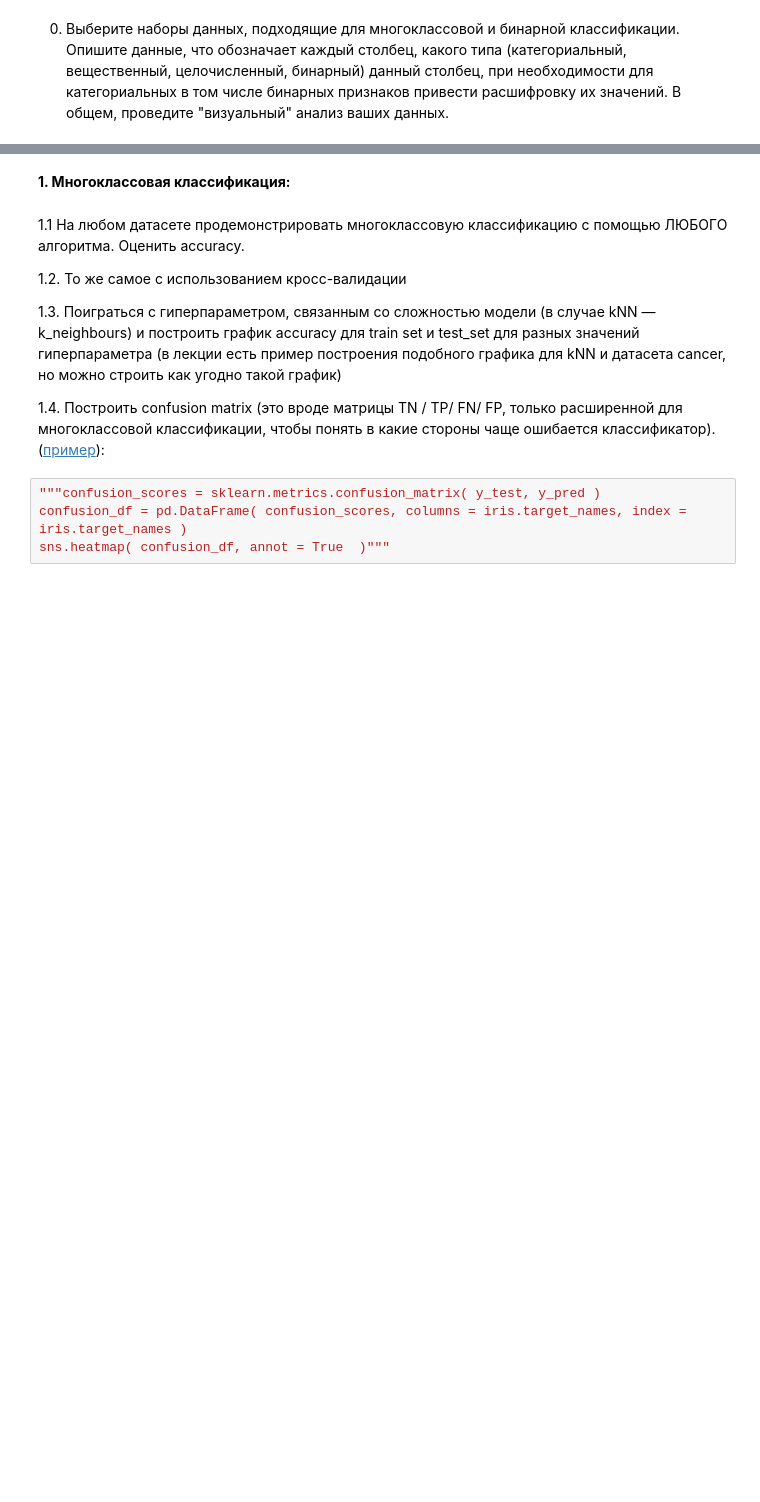
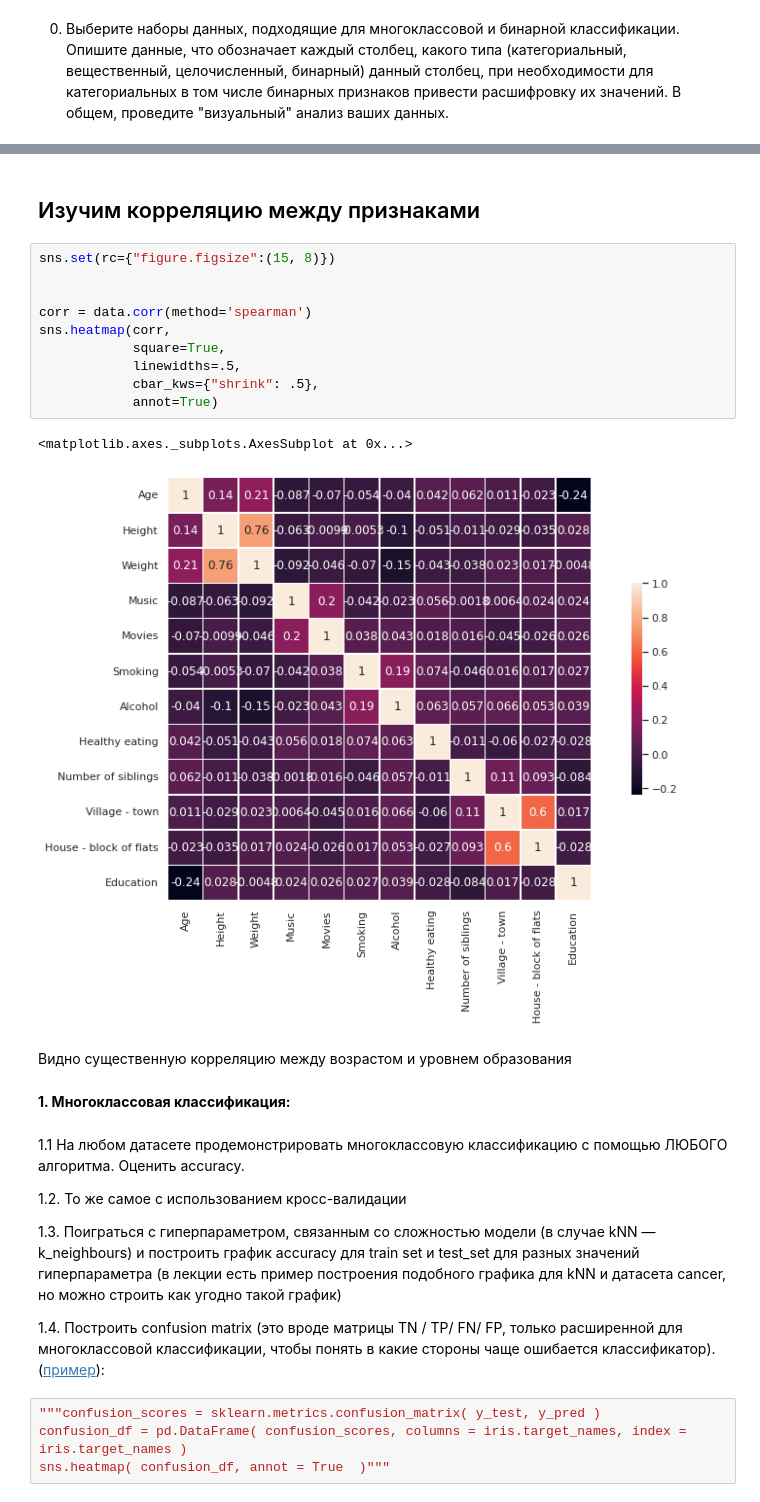
Before and after one commit to LinarKulinar/Data-Analysis-Tools-SSAU, a Jupyter notebook: Lab_3_Classification_6133_Akhmetov.ipynb, the cells around one changed output, grey strips where cells are left out. Cells and saved outputs as stored; diff of their text form; blank space fills up the shorter version.

```diff
--- a/Lab_3_Classification_6133_Akhmetov.ipynb
+++ b/Lab_3_Classification_6133_Akhmetov.ipynb
@@ -10,3 +171,20 @@
+# %% [markdown]
+## Изучим корреляцию между признаками
+# %%
+sns.set(rc={"figure.figsize":(15, 8)})
+
+
+corr = data.corr(method='spearman')
+sns.heatmap(corr,
+            square=True,
+            linewidths=.5,
+            cbar_kws={"shrink": .5},
+            annot=True)
+# %% [output]
+<matplotlib.axes._subplots.AxesSubplot at 0x...>
+[figure, added]
+# %% [markdown]
+Видно существенную корреляцию между возрастом и уровнем образования
 # %% [markdown]
 **1. Многоклассовая классификация:**
 # %% [markdown]
```
Also changed, not shown: parts of 28 cells of this notebook.
